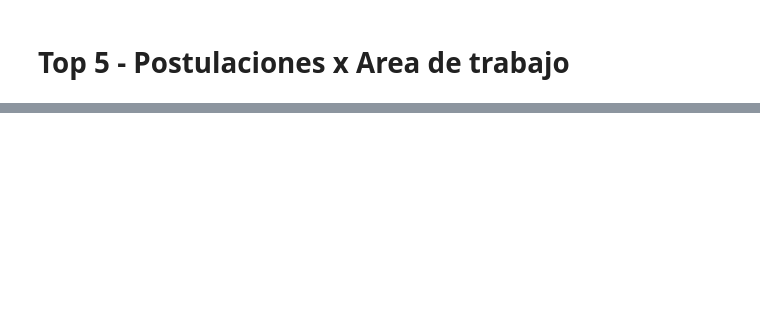
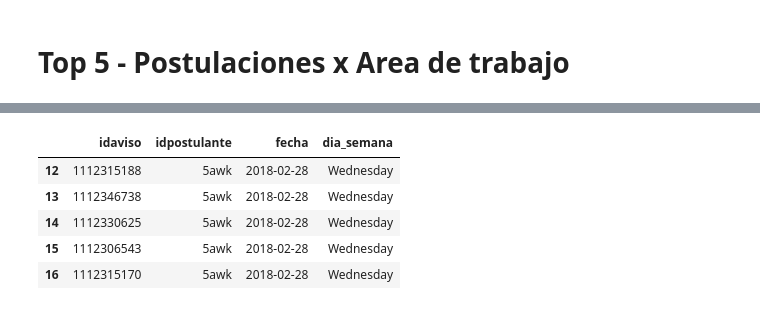
Before and after one commit to BrigliaAn/TP1-AnalisisExploratorio-ZonaJobs, a Jupyter notebook: Santiago.ipynb, the cells around one changed output, grey strips where cells are left out. Cells and saved outputs as stored; diff of their text form; code cells hidden in the pictures; blank space fills up the shorter version.

```diff
--- a/Santiago.ipynb
+++ b/Santiago.ipynb
@@ -204,0 +219,8 @@ plt.show()
+# %%
+postulaciones['fechapostulacion'] = postulaciones['fechapostulacion'].dt.date
+# %%
+visitas['timestamp'] = pd.to_datetime(visitas['timestamp'])
+# %%
+visitas['timestamp'] = visitas['timestamp'].dt.date
+# %%
+postulaciones_validas = postulaciones[postulaciones['fechapostulacion'].isin(visitas['timestamp'])]
@@ -204,0 +249,10 @@ plt.show()
+# %%
+postulaciones_validas = postulaciones_validas.rename(columns={'fechapostulacion':'fecha'})
+postulaciones_validas.head()
+# %% [output]
+|  | idaviso | idpostulante | fecha | dia_semana |
+| 12 | 1112315188 | 5awk | 2018-02-28 | Wednesday |
+| 13 | 1112346738 | 5awk | 2018-02-28 | Wednesday |
+| 14 | 1112330625 | 5awk | 2018-02-28 | Wednesday |
+| 15 | 1112306543 | 5awk | 2018-02-28 | Wednesday |
+| 16 | 1112315170 | 5awk | 2018-02-28 | Wednesday |
```
Also changed, not shown: parts of 20 cells of this notebook.
